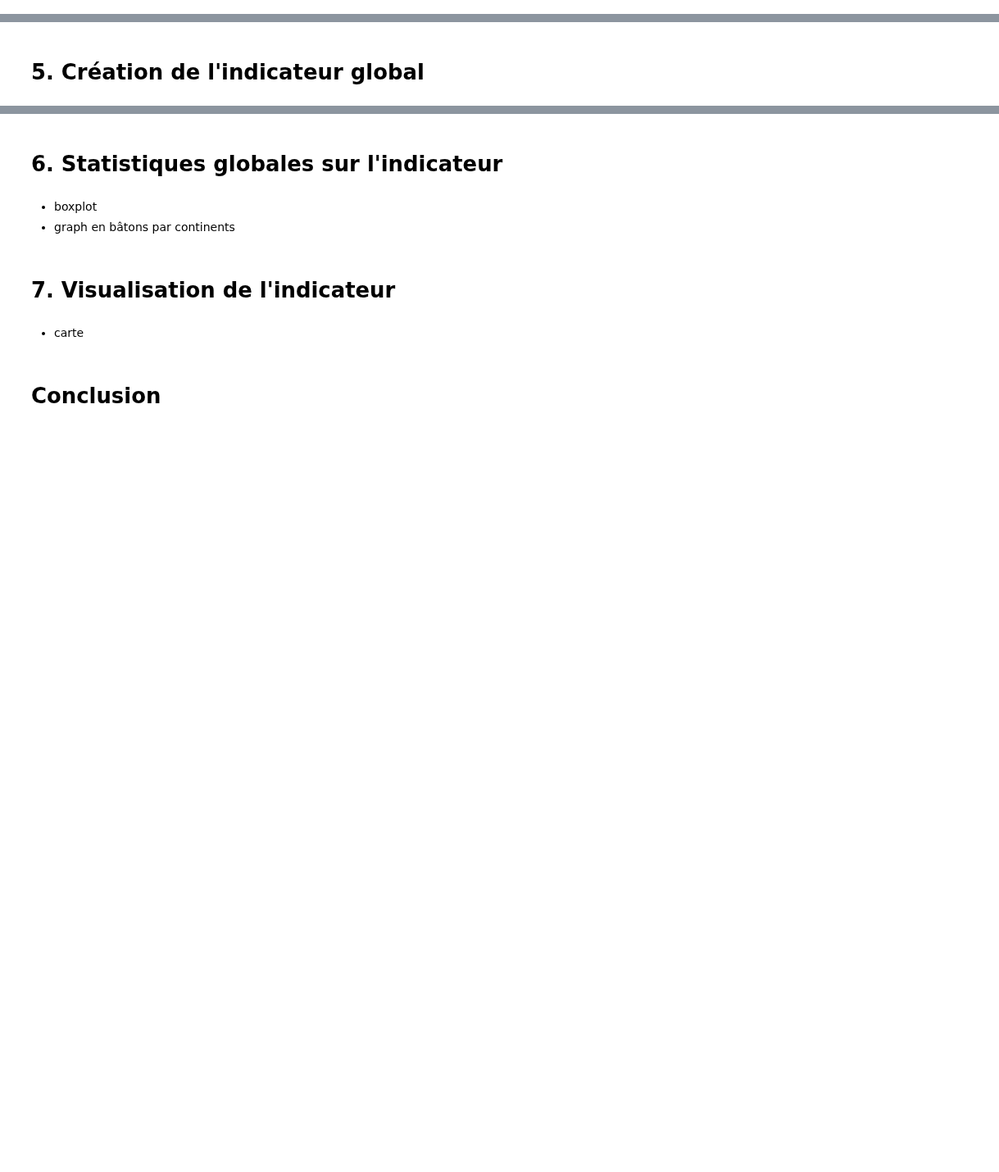
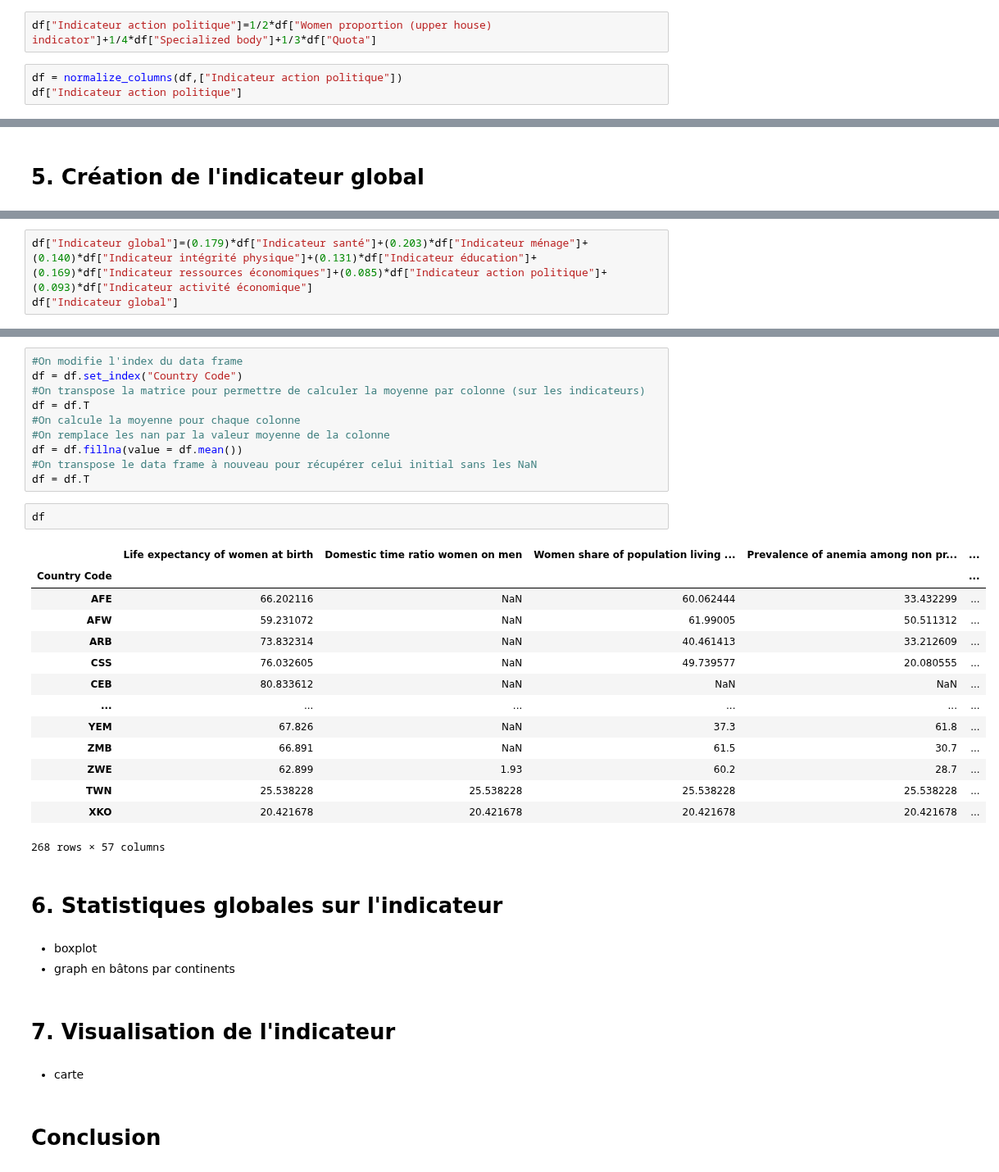
Before and after one commit to cmllbll/Gender-Inequalities-and-Development, a Jupyter notebook: Notebook final.ipynb, the cells around one changed output, grey strips where cells are left out. Shown at 82% size. Cells and saved outputs as stored; diff of their text form; blank space fills up the shorter version.

```diff
--- a/Notebook final.ipynb
+++ b/Notebook final.ipynb
@@ -882,0 +893,5 @@ Name: Indicateur activité économique, Length: 268, dtype: float64
+# %%
+df["Indicateur action politique"]=1/2*df["Women proportion (upper house) indicator"]+1/4*df["Specialized body"]+1/3*df["Quota"]
+# %%
+df = normalize_columns(df,["Indicateur action politique"])
+df["Indicateur action politique"]
@@ -887,0 +951,3 @@ Name: Indicateur activité économique, Length: 268, dtype: float64
+# %%
+df["Indicateur global"]=(0.179)*df["Indicateur santé"]+(0.203)*df["Indicateur ménage"]+(0.140)*df["Indicateur intégrité physique"]+(0.131)*df["Indicateur éducation"]+(0.169)*df["Indicateur ressources économiques"]+(0.085)*df["Indicateur action politique"]+(0.093)*df["Indicateur activité économique"]
+df["Indicateur global"]
@@ -888,3 +967,30 @@ Name: Indicateur activité économique, Length: 268, dtype: float64
+# %%
+#On modifie l'index du data frame
+df = df.set_index("Country Code")
+#On transpose la matrice pour permettre de calculer la moyenne par colonne (sur les indicateurs)
+df = df.T
+#On calcule la moyenne pour chaque colonne
+#On remplace les nan par la valeur moyenne de la colonne
+df = df.fillna(value = df.mean())
+#On transpose le data frame à nouveau pour récupérer celui initial sans les NaN
+df = df.T
+# %%
+df
+# %% [output]
+|  | Life expectancy of women at birth | Domestic time ratio women on men | Women share of population living ... | Prevalence of anemia among non pr... | ... |
+| Country Code |  |  |  |  | ... |
+| AFE | 66.202116 | NaN | 60.062444 | 33.432299 | ... |
+| AFW | 59.231072 | NaN | 61.99005 | 50.511312 | ... |
+| ARB | 73.832314 | NaN | 40.461413 | 33.212609 | ... |
+| CSS | 76.032605 | NaN | 49.739577 | 20.080555 | ... |
+| CEB | 80.833612 | NaN | NaN | NaN | ... |
+| ... | ... | ... | ... | ... | ... |
+| YEM | 67.826 | NaN | 37.3 | 61.8 | ... |
+| ZMB | 66.891 | NaN | 61.5 | 30.7 | ... |
+| ZWE | 62.899 | 1.93 | 60.2 | 28.7 | ... |
+| TWN | 25.538228 | 25.538228 | 25.538228 | 25.538228 | ... |
+| XKO | 20.421678 | 20.421678 | 20.421678 | 20.421678 | ... |
+268 rows × 57 columns
 # %% [markdown]
 # 6. Statistiques globales sur l'indicateur
 # %% [markdown]
```
Also changed, not shown: parts of 79 cells of this notebook, 1 other file.
